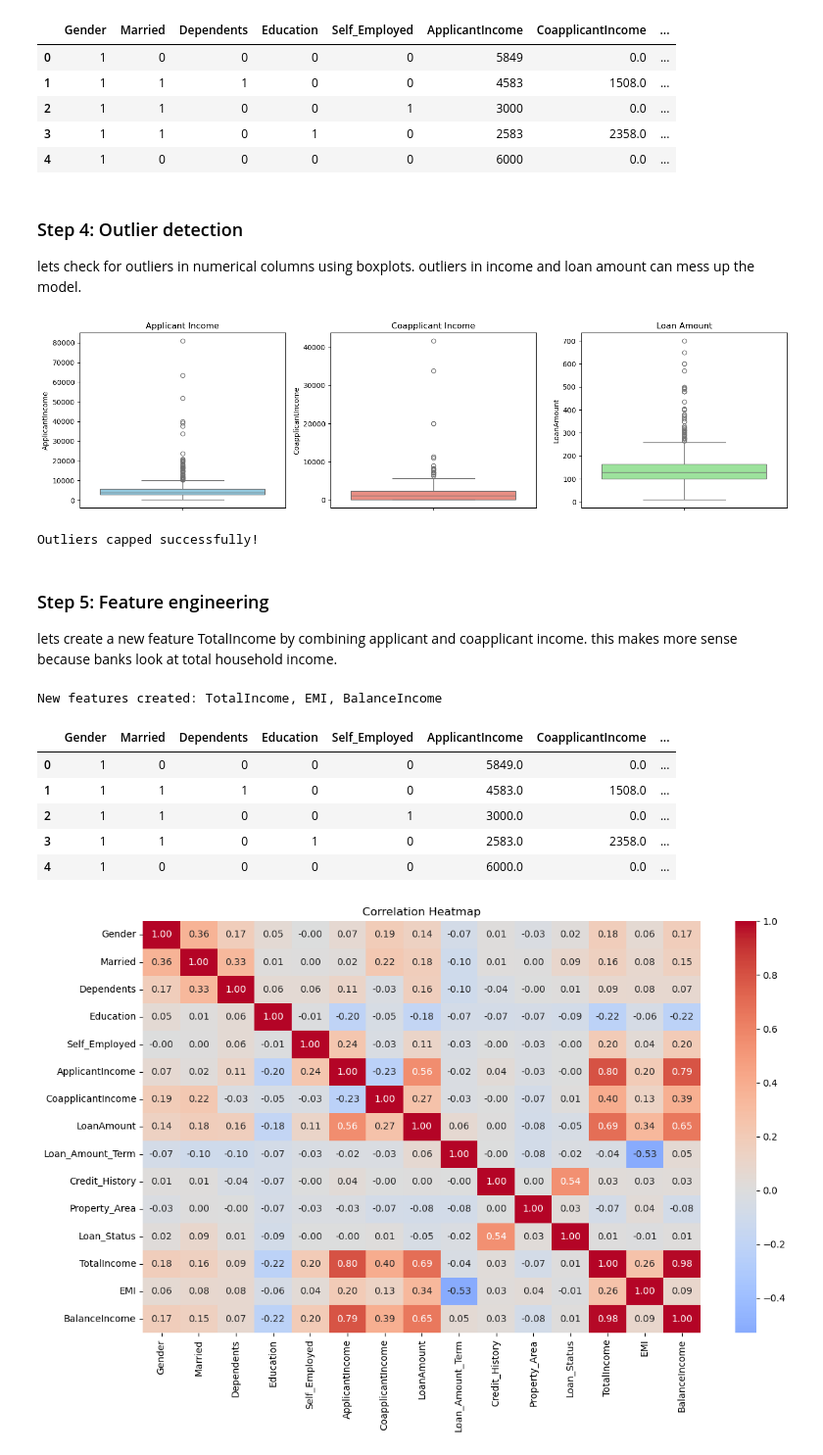
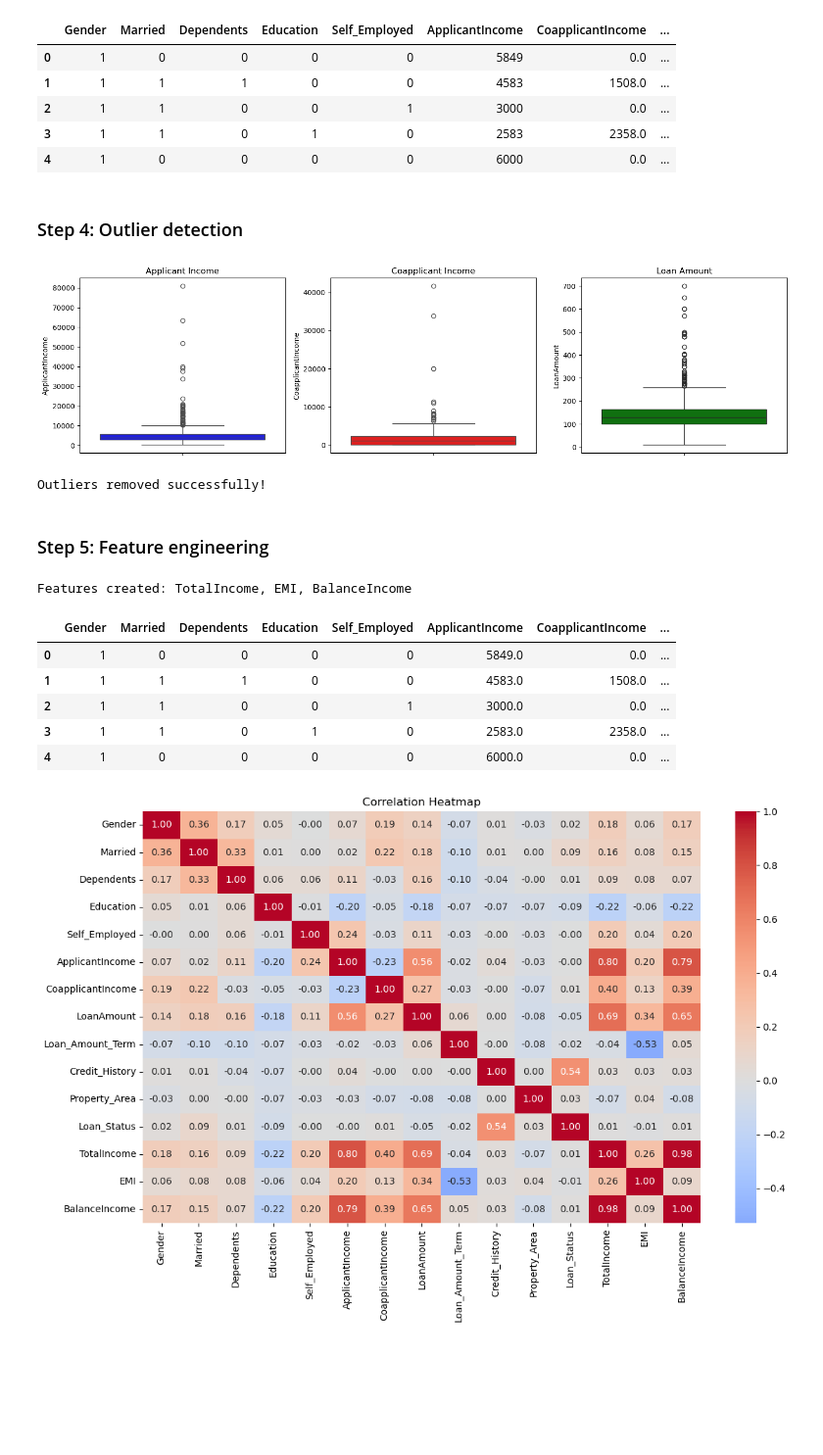
Before and after one commit to Atik203/Loan-Approve-Predictor, a Jupyter notebook: loan_predictor.ipynb, the cells around one changed output. Shown at 98% size. Cells and saved outputs as stored; diff of their text form; code cells hidden in the pictures; blank space fills up the shorter version.

```diff
--- a/loan_predictor.ipynb
+++ b/loan_predictor.ipynb
@@ -158,29 +152,26 @@ Categorical columns to encode: ['Gender', 'Married', 'Dependents', 'Education',
 | 2 | 1 | 1 | 0 | 0 | 1 | 3000 | 0.0 | ... |
 | 3 | 1 | 1 | 0 | 1 | 0 | 2583 | 2358.0 | ... |
 | 4 | 1 | 0 | 0 | 0 | 0 | 6000 | 0.0 | ... |
-# %% [markdown]
-### Step 4: Outlier detection
-lets check for outliers in numerical columns using boxplots. outliers in income and loan amount can mess up the model.
+# %% [markdown]
+### Step 4: Outlier detection
 # %%
 # visualize outliers with boxplots
 fig, axes = plt.subplots(1, 3, figsize=(15, 4))
 
-sns.boxplot(data=df, y='ApplicantIncome', ax=axes[0], color='skyblue')
+sns.boxplot(data=df, y='ApplicantIncome', ax=axes[0], color='blue')
 axes[0].set_title('Applicant Income')
-
-sns.boxplot(data=df, y='CoapplicantIncome', ax=axes[1], color='salmon')
+sns.boxplot(data=df, y='CoapplicantIncome', ax=axes[1], color='red')
 axes[1].set_title('Coapplicant Income')
-
-sns.boxplot(data=df, y='LoanAmount', ax=axes[2], color='lightgreen')
+sns.boxplot(data=df, y='LoanAmount', ax=axes[2], color='green')
 axes[2].set_title('Loan Amount')
 
 plt.tight_layout()
 plt.show()
 # %% [output]
-[figure, old version]
+[figure, new version]
 # %%
-# cap outliers using IQR method for the skewed columns
-def cap_outliers(df, col):
+# remove outliers using IQR method for the skewed columns
+def remove_outliers(df, col):
     Q1 = df[col].quantile(0.25)
     Q3 = df[col].quantile(0.75)
     IQR = Q3 - Q1
@@ -190,14 +181,13 @@ def cap_outliers(df, col):
     return df
 
 for col in ['ApplicantIncome', 'CoapplicantIncome', 'LoanAmount']:
-    df = cap_outliers(df, col)
+    df = remove_outliers(df, col)
 
-print("Outliers capped successfully!")
+print("Outliers removed successfully!")
 # %% [output]
-Outliers capped successfully!
+Outliers removed successfully!
-# %% [markdown]
-### Step 5: Feature engineering
-lets create a new feature TotalIncome by combining applicant and coapplicant income. this makes more sense because banks look at total household income.
+# %% [markdown]
+### Step 5: Feature engineering
 # %%
 # create total income feature
 df['TotalIncome'] = df['ApplicantIncome'] + df['CoapplicantIncome']
@@ -208,10 +198,10 @@ df['EMI'] = df['LoanAmount'] / df['Loan_Amount_Term']
 # balance income = income left after paying EMI
 df['BalanceIncome'] = df['TotalIncome'] - (df['EMI'] * 1000)
 
-print("New features created: TotalIncome, EMI, BalanceIncome")
+print("Features created: TotalIncome, EMI, BalanceIncome")
 df.head()
 # %% [output]
-New features created: TotalIncome, EMI, BalanceIncome
+Features created: TotalIncome, EMI, BalanceIncome
 |  | Gender | Married | Dependents | Education | Self_Employed | ApplicantIncome | CoapplicantIncome | ... |
 | 0 | 1 | 0 | 0 | 0 | 0 | 5849.0 | 0.0 | ... |
 | 1 | 1 | 1 | 1 | 0 | 0 | 4583.0 | 1508.0 | ... |
```
Also changed, not shown: parts of 31 cells of this notebook.
